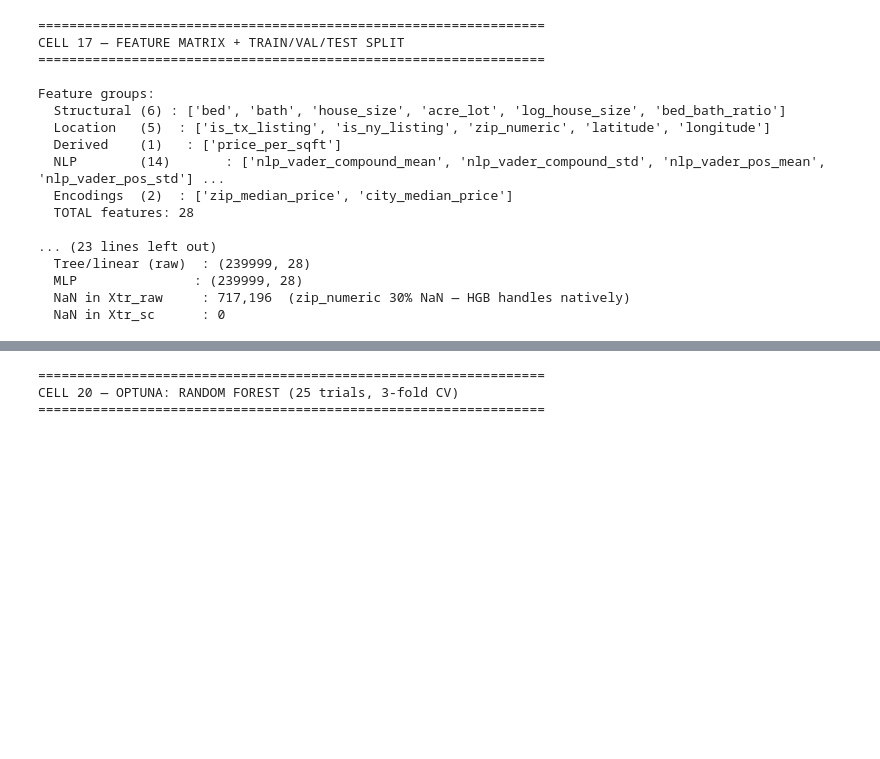
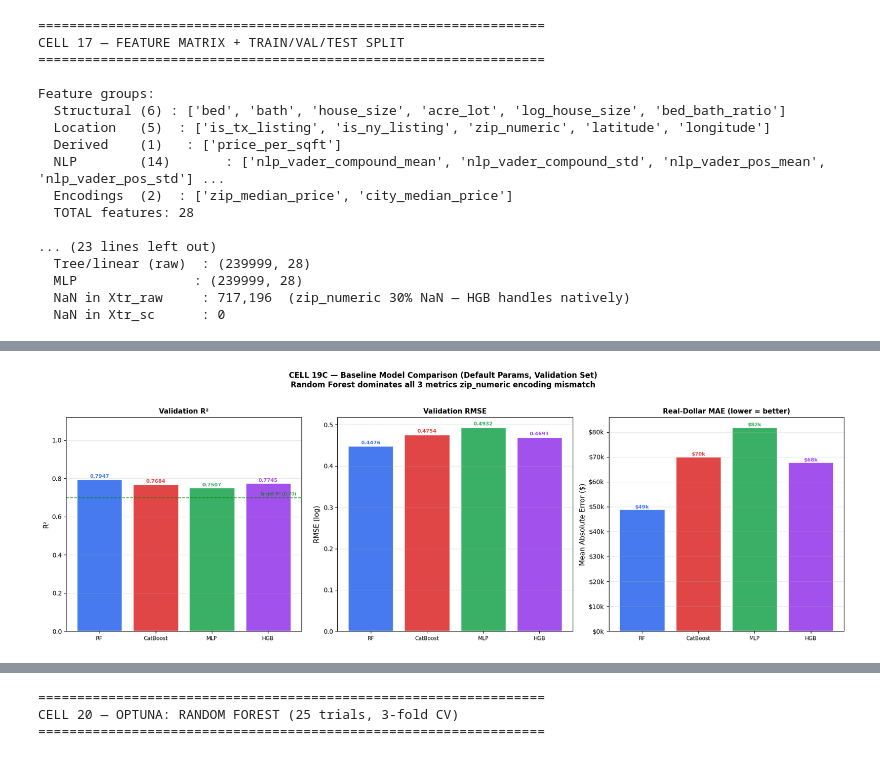
Before and after one commit to 7235SYXD/Real-Estate, a Jupyter notebook: DSP_on_real_estate_(1).ipynb, the cells around one changed output, grey strips where cells are left out. Drawn from its saved outputs; the diff is of its cells as text; code cells hidden in the pictures; blank space fills up the shorter version.

```diff
--- a/DSP_on_real_estate_(1).ipynb
+++ b/DSP_on_real_estate_(1).ipynb
@@ -819,3 +819,89 @@ Best F1      : CatBoost  (0.5758)
 Best Recall  : CatBoost  (0.7632)
 
 4-panel figure saved → /content/drive/MyDrive/RealEstate_TXNY/cell19b_classification_metrics.png
+# %%
+import numpy as np
+import pandas as pd
+import matplotlib.pyplot as plt
+
+_df_res = pd.DataFrame(results_baseline)
+_models = _df_res["model"].tolist()
+_r2     = _df_res["R2"].tolist()
+_rmse   = _df_res["RMSE"].tolist()
+_rmae   = _df_res["Real_MAE_USD"].tolist()
+
+fig, axes = plt.subplots(1, 3, figsize=(18, 6))
+
+_COLORS = ["#2563EB","#DC2626","#16A34A","#9333EA","#EA580C"]
+
+# Panel A — R² bar chart
+ax = axes[0]
+_bars = ax.bar(range(len(_models)), _r2,
+               color=_COLORS[:len(_models)], alpha=0.85, edgecolor="white")
+ax.set_xticks(range(len(_models)))
+ax.set_xticklabels([m.replace(" (baseline)","").replace(" ","\n")
+                    for m in _models], fontsize=8.5)
+ax.set_ylim(0, 1.12)
+ax.axhline(0.70, color="green", lw=1.2, ls="--", alpha=0.7)
+ax.text(len(_models)-0.5, 0.71, s="Target R² (0.70)", # Added 's' argument
+        color="green", fontsize=7.5, ha="right")
+ax.set_title("Validation R²", fontsize=11, fontweight="bold")
+ax.set_ylabel("R²", fontsize=11)
+ax.grid(axis="y", alpha=0.3)
+for bar, v in zip(_bars, _r2):
+    ax.text(bar.get_x()+bar.get_width()/2, v+0.008,
+            f"{v:.4f}", ha="center", fontsize=8, fontweight="bold",
+            color=bar.get_facecolor())
+
+# Panel B — RMSE bar chart
+ax = axes[1]
+_bars2 = ax.bar(range(len(_models)), _rmse,
+                color=_COLORS[:len(_models)], alpha=0.85, edgecolor="white")
+ax.set_xticks(range(len(_models)))
+ax.set_xticklabels([m.replace(" (baseline)","").replace(" ","\n")
+                    for m in _models], fontsize=8.5)
+ax.set_title("Validation RMSE",
+             fontsize=11, fontweight="bold")
+ax.set_ylabel("RMSE (log)", fontsize=11)
+ax.grid(axis="y", alpha=0.3)
+for bar, v in zip(_bars2, _rmse):
+    ax.text(bar.get_x()+bar.get_width()/2, v+0.005,
+            f"{v:.4f}", ha="center", fontsize=8, fontweight="bold",
+            color=bar.get_facecolor())
+
+# Panel C — Real-dollar MAE
+ax = axes[2]
+_bars3 = ax.bar(range(len(_models)), _rmae,
+                color=_COLORS[:len(_models)], alpha=0.85, edgecolor="white")
+ax.set_xticks(range(len(_models)))
+ax.set_xticklabels([m.replace(" (baseline)","").replace(" ","\n")
+                    for m in _models], fontsize=8.5)
+ax.yaxis.set_major_formatter(
+    plt.FuncFormatter(lambda x, _: f"${x/1e3:.0f}k"))
+ax.set_title("Real-Dollar MAE (lower = better)",
+             fontsize=11, fontweight="bold")
+ax.set_ylabel("Mean Absolute Error ($)", fontsize=11)
+ax.grid(axis="y", alpha=0.3)
+for bar, v in zip(_bars3, _rmae):
+    ax.text(bar.get_x()+bar.get_width()/2, v+500,
+            f"${v/1e3:.0f}k", ha="center", fontsize=8, fontweight="bold",
+            color=bar.get_facecolor())
+
+fig.suptitle(
+    "CELL 19C — Baseline Model Comparison (Default Params, Validation Set)\n"
+    "Random Forest dominates all 3 metrics"
+    " zip_numeric encoding mismatch",
+    fontsize=12, fontweight="bold", y=1.02)
+plt.tight_layout()
+_path = f"{SAVE_DIR}/cell19c_baseline_comparison.png"
+plt.savefig(_path, dpi=150, bbox_inches="tight")
+plt.show()
+
+# Best model highlight
+_best_idx = np.argmax(_r2)
+print(f"\nBest baseline: {_models[_best_idx]}")
+print(f"  R²={_r2[_best_idx]:.4f}  RMSE={_rmse[_best_idx]:.4f}"
+      f"  Real-MAE=${_rmae[_best_idx]:,.0f}")
+print(f"Chart saved → {_path}")
+# %% [output]
+[figure, added]
```
Also changed, not shown: parts of 8 cells of this notebook.
